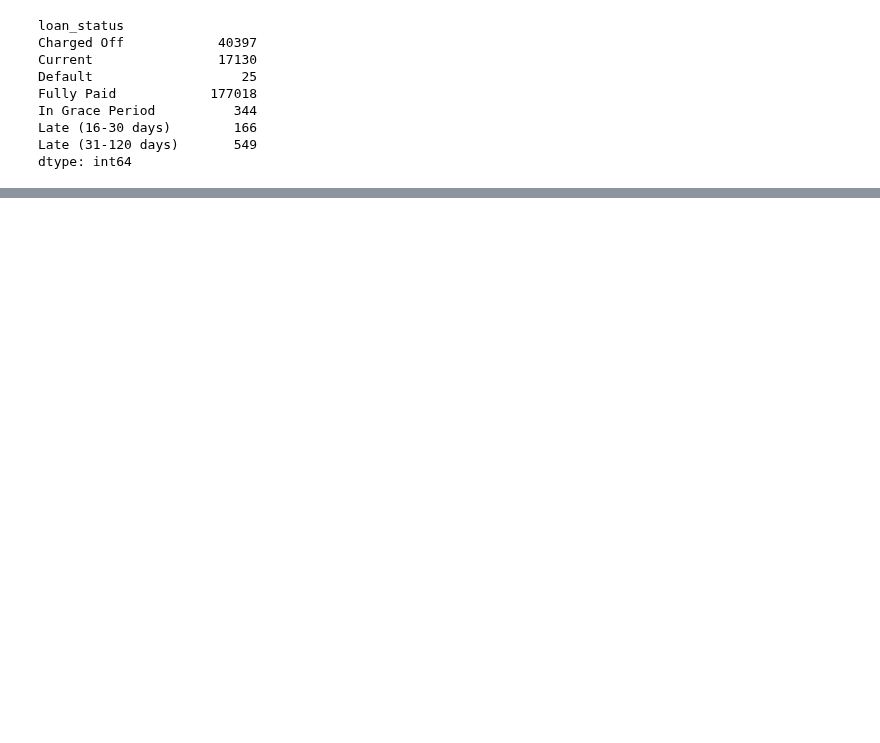
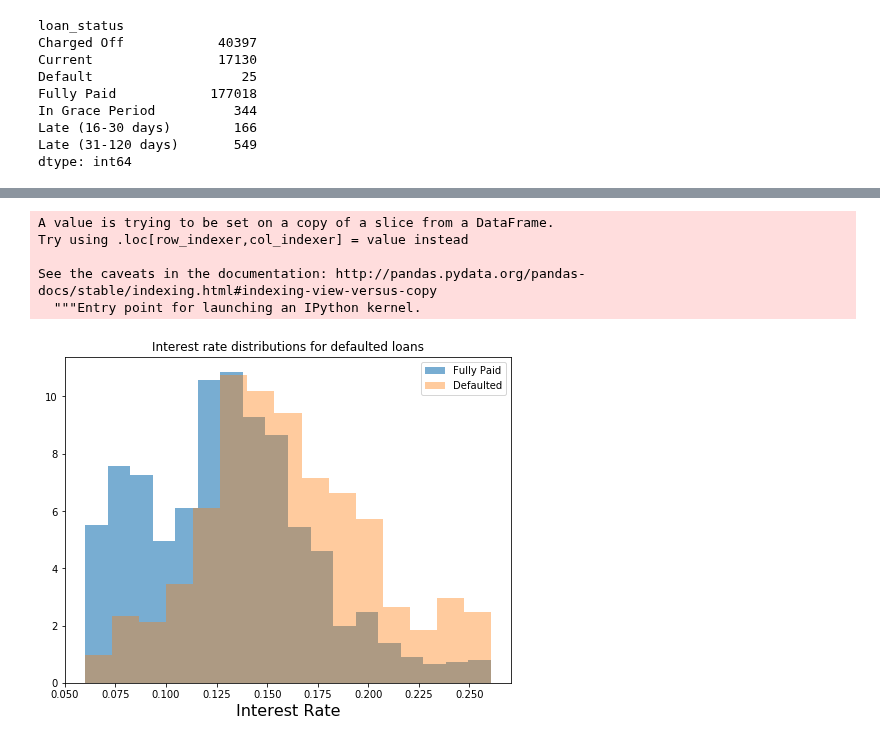
Before and after one commit to bhavenp/209A-FinalProject, a Jupyter notebook: bhaven/milestone3_work.ipynb, the cells around one changed output, grey strips where cells are left out. Saved outputs shown, nothing was run; the diff lists cells and outputs as text; code cells hidden in the pictures; blank space fills up the shorter version.

```diff
--- a/bhaven/milestone3_work.ipynb
+++ b/bhaven/milestone3_work.ipynb
@@ -117,0 +137,30 @@ plt.show()
+# %%
+#function to remove the percentages from a column
+def clean_percentages(percentage):
+#     print(percentage)
+    result = percentage[:-1]; #get rid of percent sign
+    return float(result) / 100;
+# %%
+loans_2014_all_done['interest_rate'] = loans_2014_all_done['int_rate'].map(clean_percentages)
+# %% [output]
+A value is trying to be set on a copy of a slice from a DataFrame.
+Try using .loc[row_indexer,col_indexer] = value instead
+
+See the caveats in the documentation: http://pandas.pydata.org/pandas-docs/stable/indexing.html#indexing-view-versus-copy
+  """Entry point for launching an IPython kernel.
+# %%
+fig = plt.figure(figsize=(8,6));
+ax = plt.subplot(1,1,1);
+f_size=16;
+
+ax.set_xlabel('Interest Rate', fontsize= f_size);
+ax.set_title('Interest rate distributions for defaulted loans')
+
+ax.hist(loans_2014_all_done.loc[loans_2014_all_done.default == 0, 'interest_rate'], bins=18, density=True, label='Fully Paid', alpha=0.6);
+ax.hist(loans_2014_all_done.loc[loans_2014_all_done.default == 1, 'interest_rate'], bins=15, density=True, label='Defaulted', alpha=0.4);
+
+ax.legend(loc='best');
+
+plt.show()
+# %% [output]
+[figure, added]
```
Also changed, not shown: parts of 16 cells of this notebook, 1 other file.
